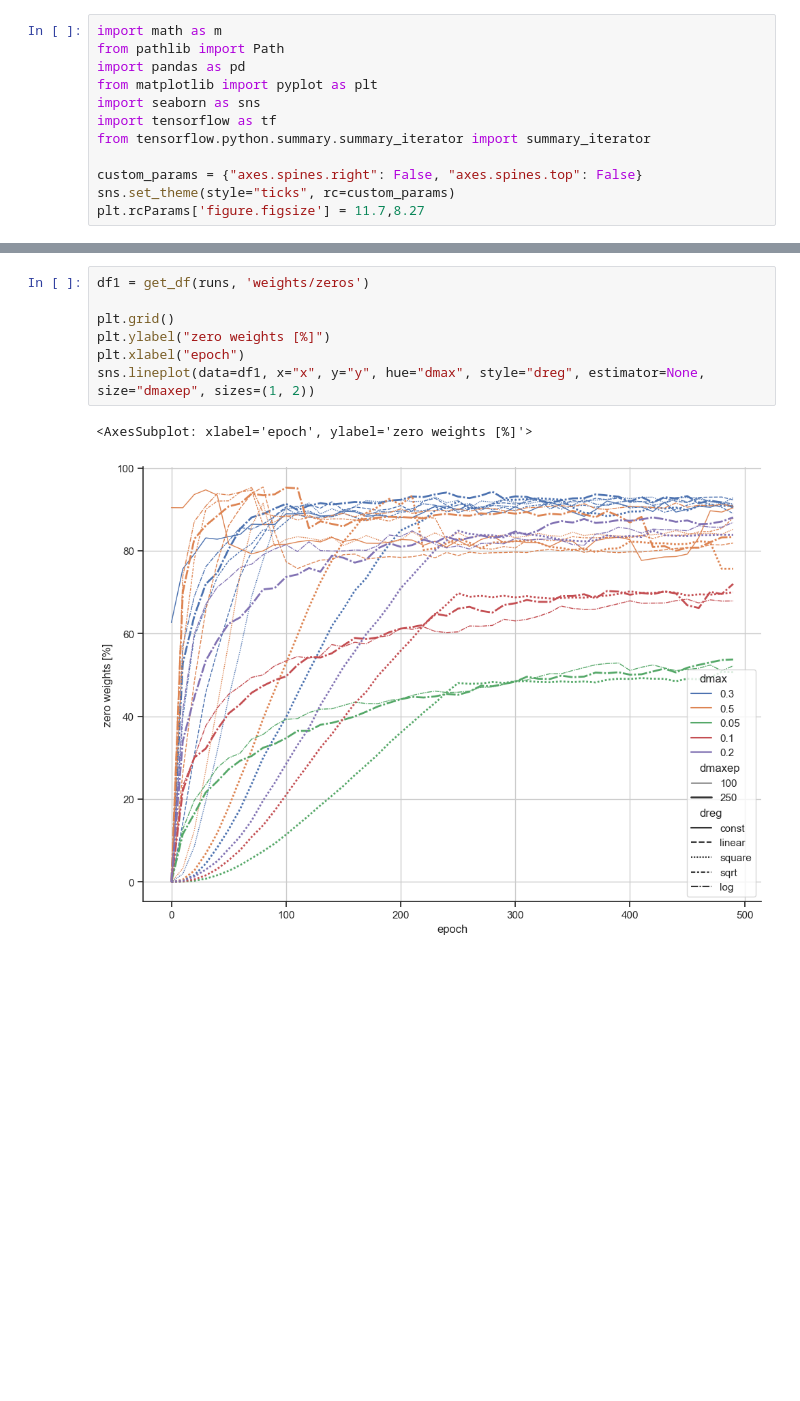
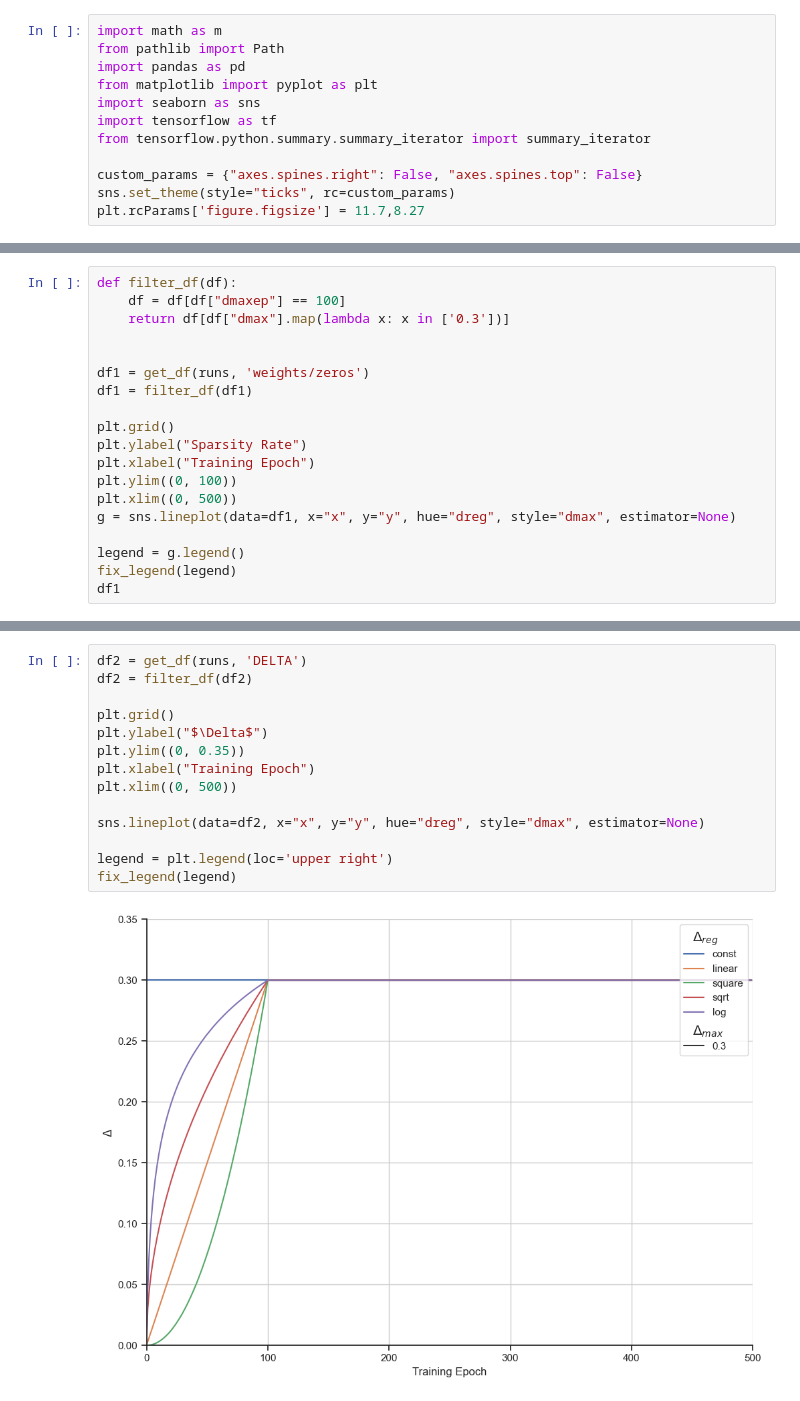
Before and after one commit to jackss011/gyro-classifier, a Jupyter notebook: charts2.ipynb, the cells around one changed output, grey strips where cells are left out. Drawn from its saved outputs; the diff is of its cells as text; blank space fills up the shorter version.

Commit message:
better charts take2

```diff
--- a/charts2.ipynb
+++ b/charts2.ipynb
@@ -74,3 +90,22 @@ padova/src/logs2/ternary/2024-05-30-11-35-31/bs=200_lr=0.01_m=0.9_wd=0.0001_dreg
 padova/src/logs2/ternary/2024-05-30-12-09-00/bs=200_lr=0.01_m=0.9_wd=0.0001_dreg=square_dmin=0_dmax=0.3_dmaxep=250/events.out.tfevents.1717063740.pc-jack.16552.0
 padova/src/logs2/ternary/2024-05-30-12-42-31/bs=200_lr=0.01_m=0.9_wd=0.0001_dreg=square_dmin=0_dmax=0.5_dmaxep=250/events.out.tfevents.1717065751.pc-jack.9276.0
 padova/src/logs2/ternary/2024-05-30-13-16-03/bs=200_lr=0.01_m=0.9_wd=0.0001_dreg=square_dmin=0_dmax=0.7_dmaxep=250/events.out.tfevents.1717067763.pc-jack.16760.0
+# %%
+def filter_df(df):
+    df = df[df["dmaxep"] == 100]
+    return df[df["dmax"].map(lambda x: x in ['0.3'])]
+
+
+df1 = get_df(runs, 'weights/zeros')
+df1 = filter_df(df1)
+
+plt.grid()
+plt.ylabel("Sparsity Rate")
+plt.xlabel("Training Epoch")
+plt.ylim((0, 100))
+plt.xlim((0, 500))
+g = sns.lineplot(data=df1, x="x", y="y", hue="dreg", style="dmax", estimator=None)
+
+legend = g.legend()
+fix_legend(legend)
+df1
@@ -77,10 +127,16 @@ padova/src/logs2/ternary/2024-05-30-13-16-03/bs=200_lr=0.01_m=0.9_wd=0.0001_dreg
 # %%
-df1 = get_df(runs, 'weights/zeros')
+df2 = get_df(runs, 'DELTA')
+df2 = filter_df(df2)
 
 plt.grid()
-plt.ylabel("zero weights [%]")
-plt.xlabel("epoch")
-sns.lineplot(data=df1, x="x", y="y", hue="dmax", style="dreg", estimator=None, size="dmaxep", sizes=(1, 2))
+plt.ylabel("$\Delta$")
+plt.ylim((0, 0.35))
+plt.xlabel("Training Epoch")
+plt.xlim((0, 500))
+
+sns.lineplot(data=df2, x="x", y="y", hue="dreg", style="dmax", estimator=None)
+
+legend = plt.legend(loc='upper right')
+fix_legend(legend)
 # %% [output]
-<AxesSubplot: xlabel='epoch', ylabel='zero weights [%]'>
-[figure, old version]
+[figure, new version]
```
Also changed, not shown: parts of 4 cells of this notebook, 1 other file.
